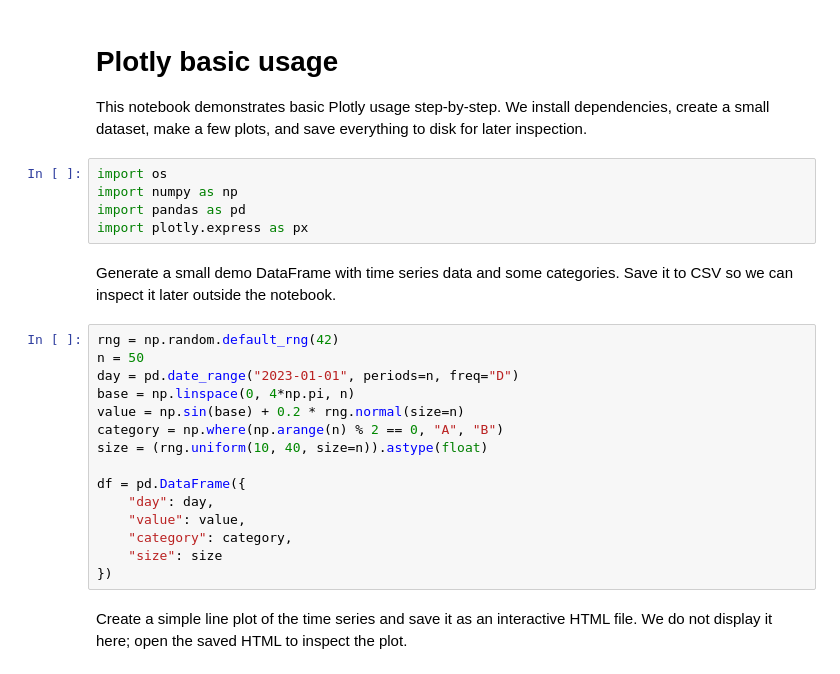
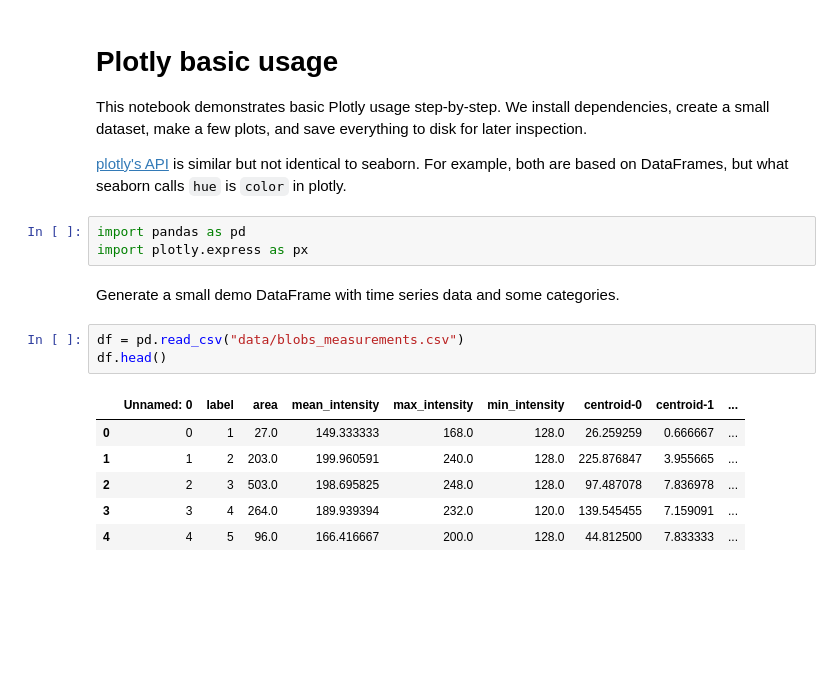
Before and after one commit to Sukanto54cl/ai-school-iom-2025, a Jupyter notebook: docs/day3.2_data_visualization/10_plotly_basic.ipynb, the cells around one changed output. Saved outputs shown, nothing was run; the diff lists cells and outputs as text; blank space fills up the shorter version.

Commit message:
reran notebooks, added notebooks for slide reproduction

```diff
--- a/docs/day3.2_data_visualization/10_plotly_basic.ipynb
+++ b/docs/day3.2_data_visualization/10_plotly_basic.ipynb
@@ -2,27 +2,20 @@
 # Plotly basic usage
 
 This notebook demonstrates basic Plotly usage step-by-step. We install dependencies, create a small dataset, make a few plots, and save everything to disk for later inspection.
+
+[plotly's API](https://plotly.com/python-api-reference/) is similar but not identical to seaborn. For example, both are based on DataFrames, but what seaborn calls `hue` is `color` in plotly.
 # %%
-import os
-import numpy as np
 import pandas as pd
 import plotly.express as px
 # %% [markdown]
-Generate a small demo DataFrame with time series data and some categories. Save it to CSV so we can inspect it later outside the notebook.
+Generate a small demo DataFrame with time series data and some categories.
 # %%
-rng = np.random.default_rng(42)
-n = 50
-day = pd.date_range("2023-01-01", periods=n, freq="D")
-base = np.linspace(0, 4*np.pi, n)
-value = np.sin(base) + 0.2 * rng.normal(size=n)
-category = np.where(np.arange(n) % 2 == 0, "A", "B")
-size = (rng.uniform(10, 40, size=n)).astype(float)
-
-df = pd.DataFrame({
-    "day": day,
-    "value": value,
-    "category": category,
-    "size": size
-})
+df = pd.read_csv("data/blobs_measurements.csv")
+df.head()
+# %% [output]
+|  | Unnamed: 0 | label | area | mean_intensity | max_intensity | min_intensity | centroid-0 | centroid-1 | ... |
+| 0 | 0 | 1 | 27.0 | 149.333333 | 168.0 | 128.0 | 26.259259 | 0.666667 | ... |
+| 1 | 1 | 2 | 203.0 | 199.960591 | 240.0 | 128.0 | 225.876847 | 3.955665 | ... |
+| 2 | 2 | 3 | 503.0 | 198.695825 | 248.0 | 128.0 | 97.487078 | 7.836978 | ... |
+| 3 | 3 | 4 | 264.0 | 189.939394 | 232.0 | 120.0 | 139.545455 | 7.159091 | ... |
+| 4 | 4 | 5 | 96.0 | 166.416667 | 200.0 | 128.0 | 44.812500 | 7.833333 | ... |
-# %% [markdown]
-Create a simple line plot of the time series and save it as an interactive HTML file. We do not display it here; open the saved HTML to inspect the plot.
```
Also changed, not shown: parts of 7 cells of this notebook, 5 other files.
